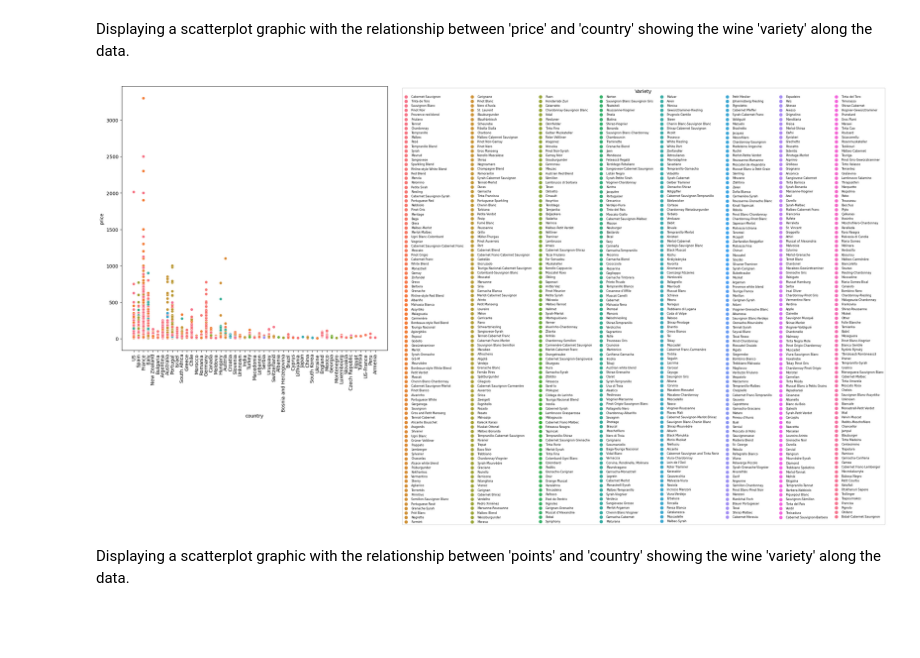
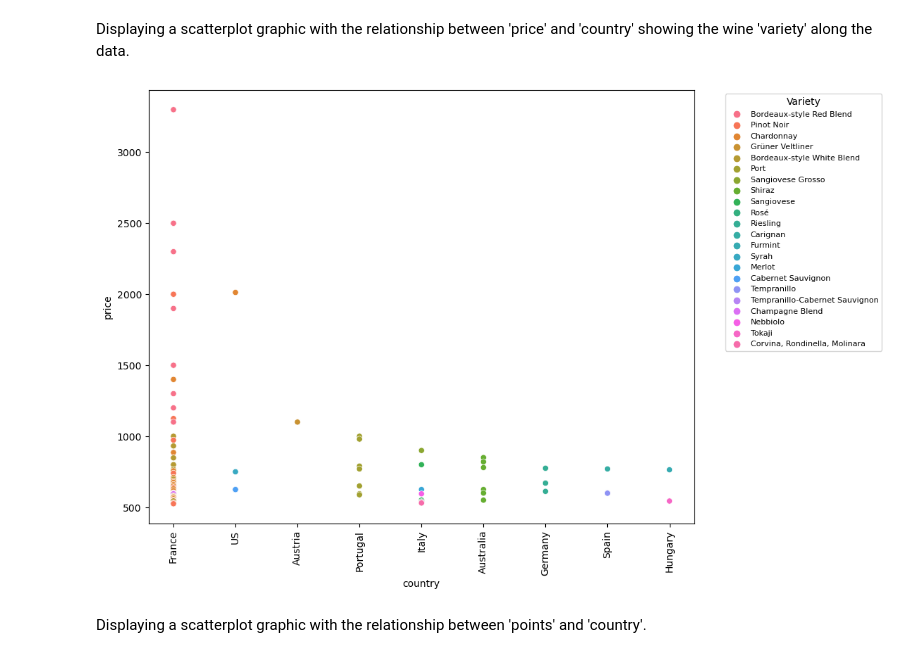
Before and after one commit to Diacon81/Wine, a Jupyter notebook: wines.ipynb, the cells around one changed output. Drawn from its saved outputs; the diff is of its cells as text; code cells hidden in the pictures; blank space fills up the shorter version.

Commit message:
improving outliers & optional

```diff
--- a/wines.ipynb
+++ b/wines.ipynb
@@ -309,7 +320,7 @@ def identify_outliers(data):
     return data_without_outliers
 
 
-filterd_price = identify_outliers(wines_df['price'])
+filterd_price = identify_outliers(wines_df['price'].dropna())
 
 print(filterd_price)
 # %% [output]
@@ -400,12 +411,15 @@ plt.show()
 # %% [markdown]
 Displaying a scatterplot graphic with the relationship between 'price' and 'country' showing the wine 'variety' along the data.
 # %%
-plt.figure(figsize=(10,10))
-sns.scatterplot(wines_df,x='country',y='price',hue='variety')
+most_expensive_wines = wines_df.sort_values(by='price',ascending=False).head(100)
+most_expensive_wines
+
+plt.figure(figsize=(10,8))
+sns.scatterplot(most_expensive_wines,x='country',y='price',hue='variety')
 plt.xticks(rotation=90)
-plt.legend(title='Variety', bbox_to_anchor=(1.05, 1), loc='upper left',ncol=8,fontsize=6)
+plt.legend(title='Variety', bbox_to_anchor=(1.05, 1), loc='upper left',fontsize=8)
 plt.show()
 # %% [output]
-[figure, old version]
+[figure, new version]
 # %% [markdown]
-Displaying a scatterplot graphic with the relationship between 'points' and 'country' showing the wine 'variety' along the data.
+Displaying a scatterplot graphic with the relationship between 'points' and 'country'.
```
Also changed, not shown: parts of 17 cells of this notebook.
